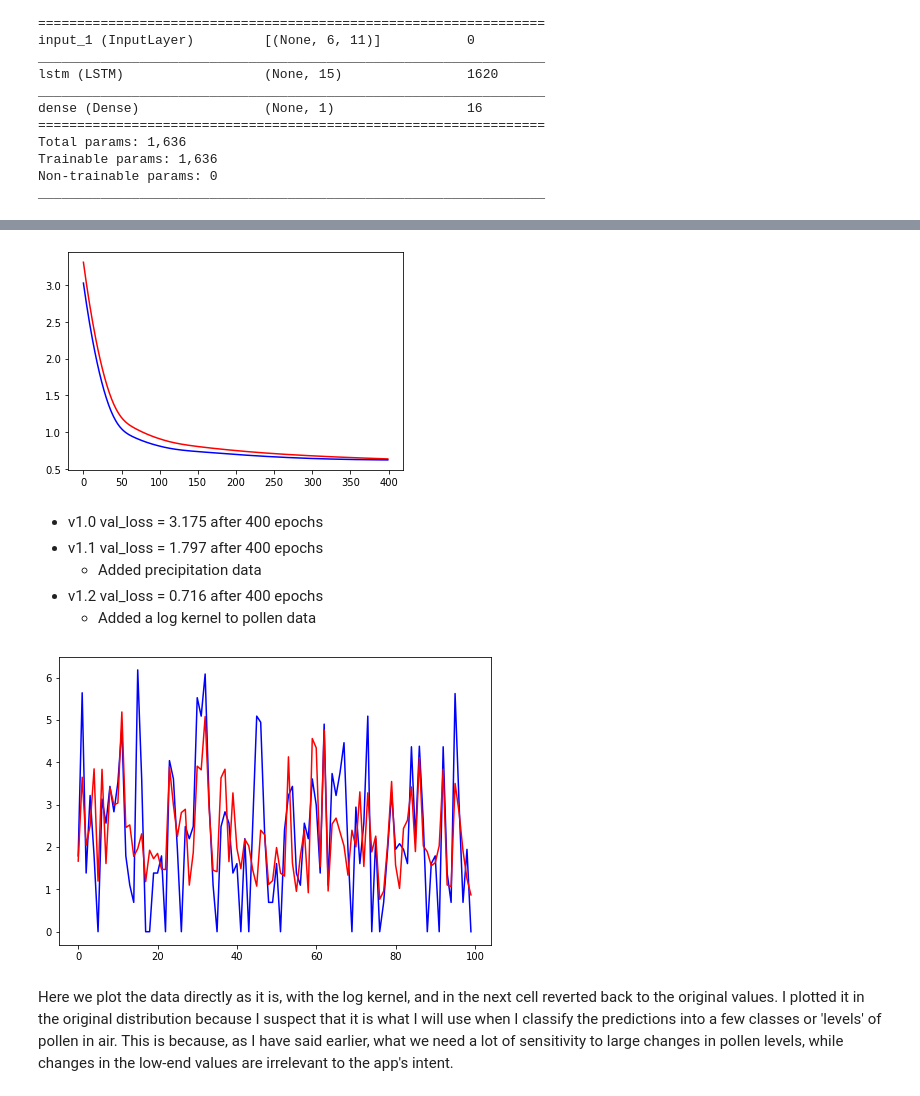
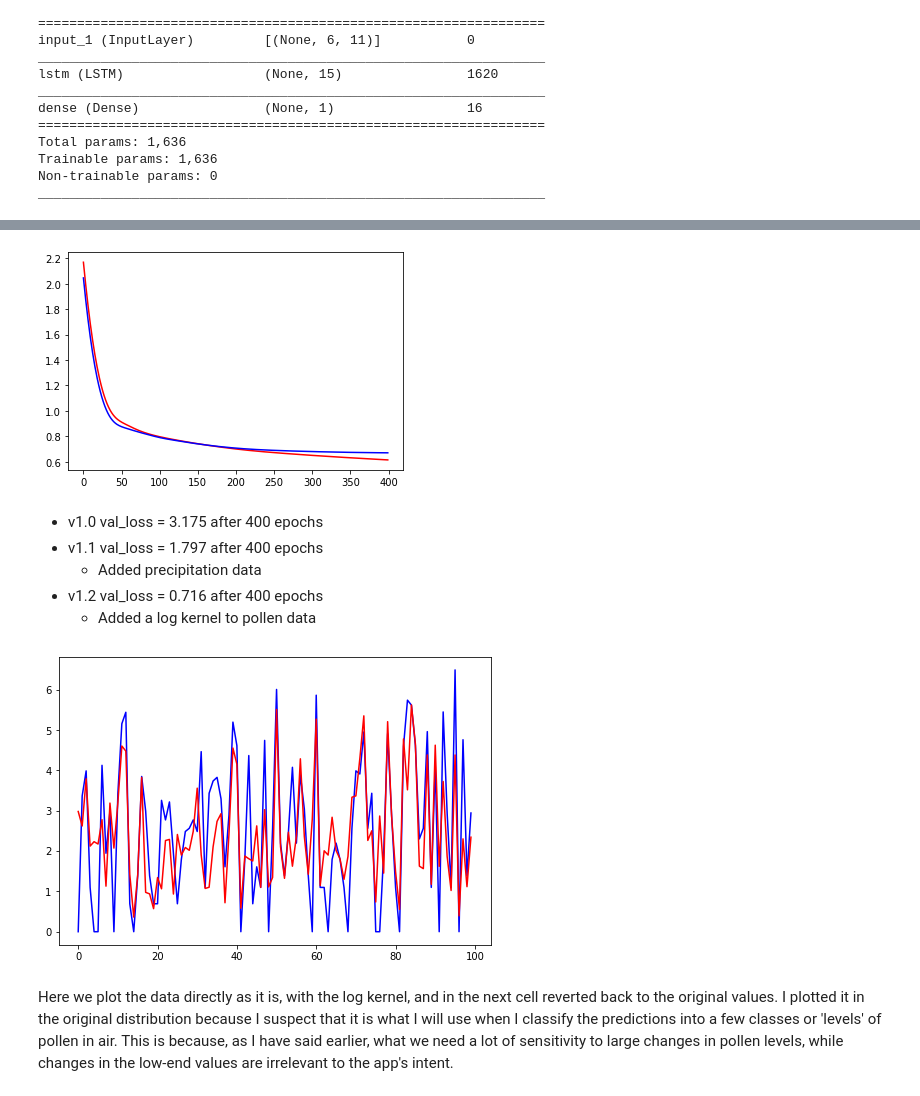
Before and after one commit to bolito2/pollen-forecast, a Jupyter notebook: forecast.ipynb, the cells around one changed output, grey strips where cells are left out. Drawn from its saved outputs; the diff is of its cells as text; code cells hidden in the pictures.

```diff
--- a/forecast.ipynb
+++ b/forecast.ipynb
@@ -119 +121,3 @@ pollen_data = data[:, [0,7]]
+# %%
+pollen_data[:, 1] = np.minimum(pollen_data[:, 1], 1000)
 # %%
@@ -410,7 +414,7 @@ plt.plot(np.array(fitting.history['loss']), color='r')
 plt.plot(np.array(fitting.history['val_loss']), color='b')
 plt.show()
 # %% [output]
-[figure, old version]
+[figure, new version]
 # %% [markdown]
 - v1.0 val_loss = 3.175 after 400 epochs
 - v1.1 val_loss = 1.797 after 400 epochs
@@ -418,21 +422,21 @@ plt.show()
 - v1.2 val_loss = 0.716 after 400 epochs
     - Added a log kernel to pollen data
 # %%
-start_pred = 0
-end_pred = 100
+start_pred = 300
+end_pred = 400
 
 Y_true = Y_dev[start_pred:end_pred, 0]*pollen_std + pollen_mean
 Y_pred = model(X_dev)[start_pred:end_pred, 0]*pollen_std + pollen_mean
 
 fig = plt.figure()
 
 ax = fig.add_axes([0,0,1,1])
 ax.plot(Y_true, color='b')
 ax.plot(Y_pred, color='r')
 
 plt.show()
 # %% [output]
-[figure, old version]
+[figure, new version]
 # %% [markdown]
 Here we plot the data directly as it is, with the log kernel, and in the next cell reverted back to the original values. I plotted it in the original distribution because I suspect that it is what I will use when I classify the predictions into a few classes or 'levels' of pollen in air. This is because, as I have said earlier, what we need a lot of sensitivity to large changes in pollen levels, while changes in the low-end values are irrelevant to the app's intent.
 # %%
```
Also changed, not shown: parts of 6 cells of this notebook, 6 other files.
